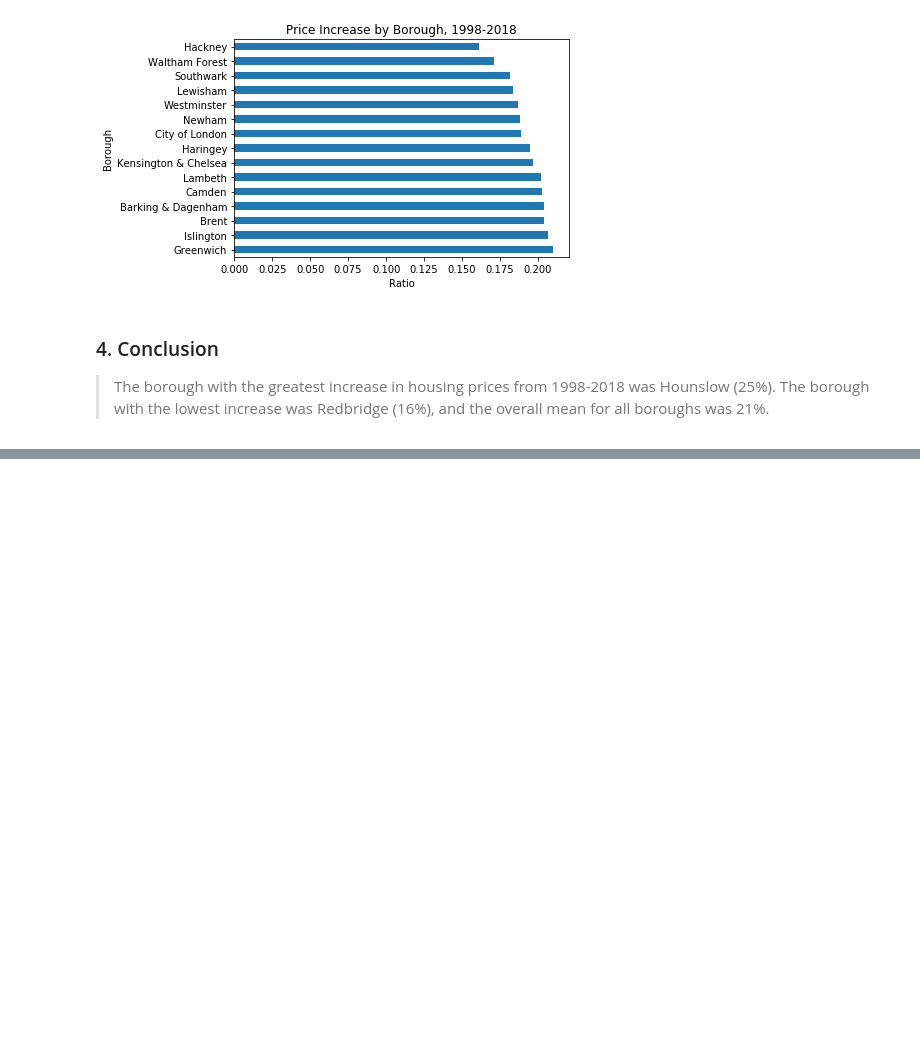
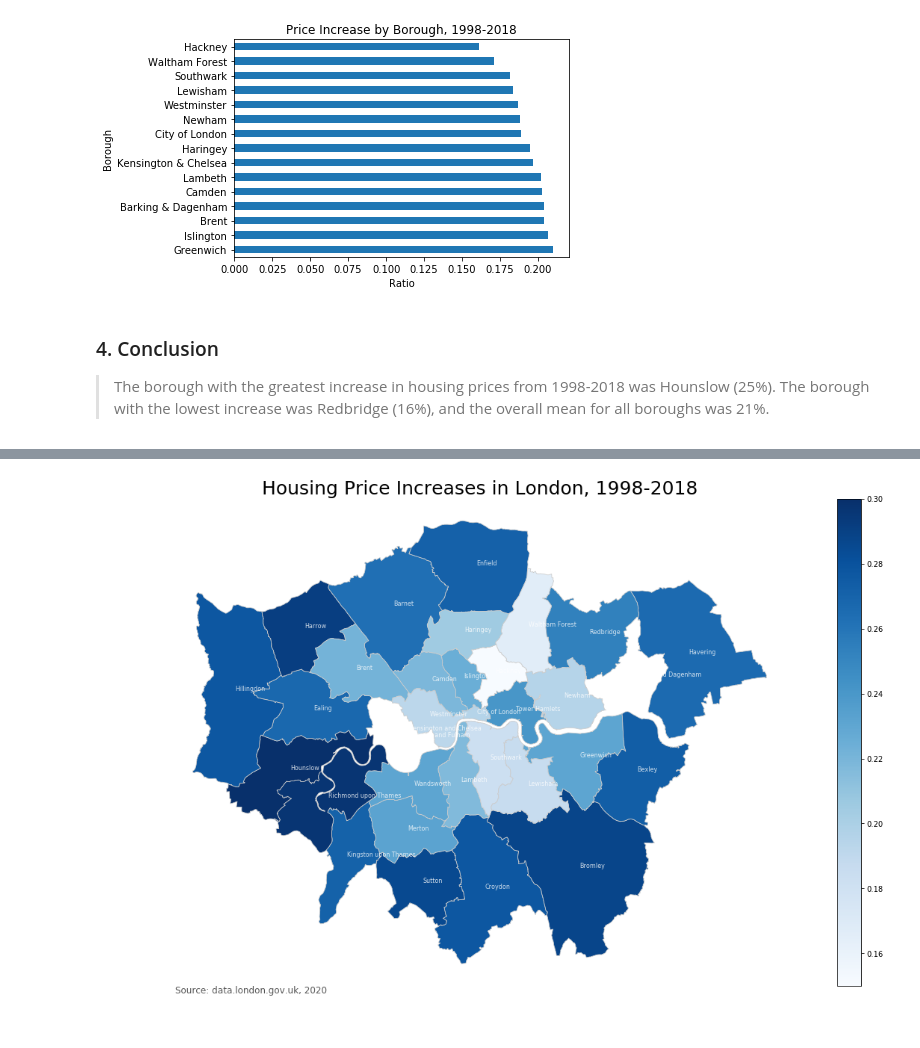
Before and after one commit to lanapalmer/SB_London_Housing, a Jupyter notebook: London-Housing-Prices.ipynb, the cells around one changed output, grey strips where cells are left out. Saved outputs shown, nothing was run; the diff lists cells and outputs as text; code cells hidden in the pictures; blank space fills up the shorter version.

```diff
--- a/London-Housing-Prices.ipynb
+++ b/London-Housing-Prices.ipynb
@@ -659,0 +673,8 @@ ax.set_title('Price Increase by Borough, 1998-2018');
+# %%
+map_df["center"] = map_df["geometry"].centroid
+map_df_points = map_df.copy()
+map_df_points.set_geometry("center", inplace = True)
+# %%
+#Merge Dataframes
+merged = map_df.set_index("NAME").join(df_ratios.set_index("Borough"))
+merged.head()
@@ -659,0 +689,23 @@ ax.set_title('Price Increase by Borough, 1998-2018');
+# %%
+v = "2018"
+vmin, vmax = .15, .3
+fig, ax = plt.subplots(1, figsize=(20, 12))
+
+merged.plot(column=v, cmap='Blues', linewidth=0.8, ax=ax, edgecolor="0.8")
+ax.axis("off")
+
+sm = plt.cm.ScalarMappable(cmap="Blues", norm=plt.Normalize(vmin=vmin, vmax=vmax))
+
+texts = []
+for x, y, label in zip(map_df_points.geometry.x, map_df_points.geometry.y, map_df_points["NAME"]):
+    texts.append(plt.text(x, y, label, fontsize = 8, color='white', alpha=0.8),)
+
+
+ax.annotate("Source: data.london.gov.uk, 2020",xy=(0.1, .08),  xycoords="figure fraction", horizontalalignment="left", verticalalignment='top', fontsize=12, color="#555555")
+ax.set_title("Housing Price Increases in London, 1998-2018", fontdict={'fontsize': '25', 'fontweight' : '3'})
+
+sm._A = []
+cbar = fig.colorbar(sm)
+fig.savefig("map_export.png", dpi=300);
+# %% [output]
+[figure, added]
```
Also changed, not shown: parts of 17 cells of this notebook, 13 other files.
